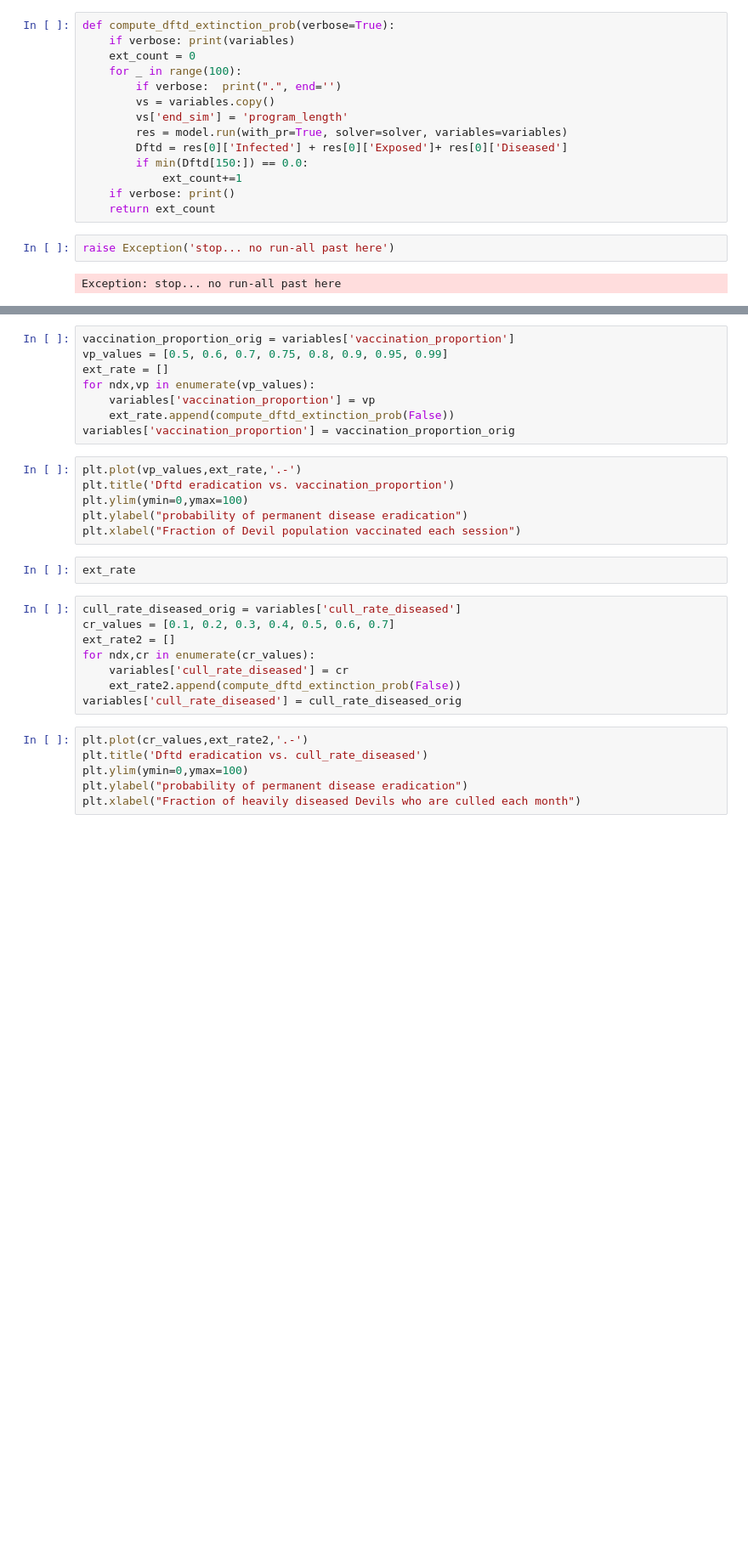
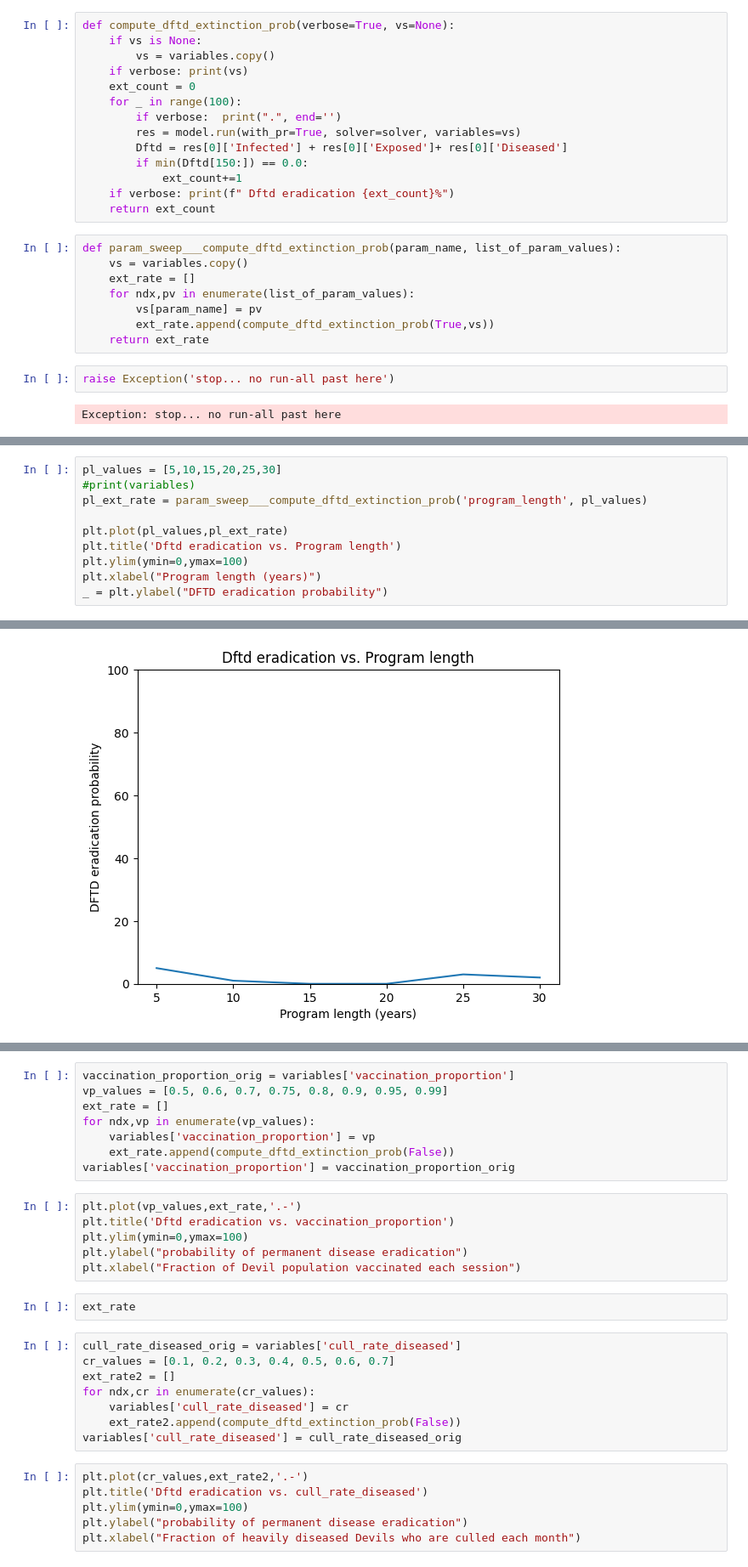
Before and after one commit to StochSS/devils_dftd_modeling, a Jupyter notebook: Devils DFTD 2-Stage Infection with Vaccination and Culling.ipynb, the cells around one changed output, grey strips where cells are left out. Shown at 85% size. Saved outputs shown, nothing was run; the diff lists cells and outputs as text; blank space fills up the shorter version.

```diff
--- a/Devils DFTD 2-Stage Infection with Vaccination and Culling.ipynb
+++ b/Devils DFTD 2-Stage Infection with Vaccination and Culling.ipynb
@@ -568,17 +568,25 @@ min(Dftd[150:])
 # %%
-def compute_dftd_extinction_prob(verbose=True):
-    if verbose: print(variables)
+def compute_dftd_extinction_prob(verbose=True, vs=None):
+    if vs is None:
+        vs = variables.copy()
+    if verbose: print(vs)
     ext_count = 0
     for _ in range(100):
         if verbose:  print(".", end='')
-        vs = variables.copy()
-        vs['end_sim'] = 'program_length'
-        res = model.run(with_pr=True, solver=solver, variables=variables)
+        res = model.run(with_pr=True, solver=solver, variables=vs)
         Dftd = res[0]['Infected'] + res[0]['Exposed']+ res[0]['Diseased']
         if min(Dftd[150:]) == 0.0:
             ext_count+=1
-    if verbose: print()
+    if verbose: print(f" Dftd eradication {ext_count}%")
     return ext_count
+# %%
+def param_sweep___compute_dftd_extinction_prob(param_name, list_of_param_values):
+    vs = variables.copy()
+    ext_rate = []
+    for ndx,pv in enumerate(list_of_param_values):
+        vs[param_name] = pv
+        ext_rate.append(compute_dftd_extinction_prob(True,vs))
+    return ext_rate
 # %%
 raise Exception('stop... no run-all past here')
 # %% [output]
@@ -589,0 +623,11 @@ variables
+# %%
+pl_values = [5,10,15,20,25,30]
+#print(variables)
+pl_ext_rate = param_sweep___compute_dftd_extinction_prob('program_length', pl_values)
+
+plt.plot(pl_values,pl_ext_rate)
+plt.title('Dftd eradication vs. Program length')
+plt.ylim(ymin=0,ymax=100)
+plt.xlabel("Program length (years)")
+_ = plt.ylabel("DFTD eradication probability")
+# %% [output]
@@ -589,0 +646 @@ variables
+[figure, added]
```
Also changed, not shown: parts of 11 cells of this notebook, 1 other file.
